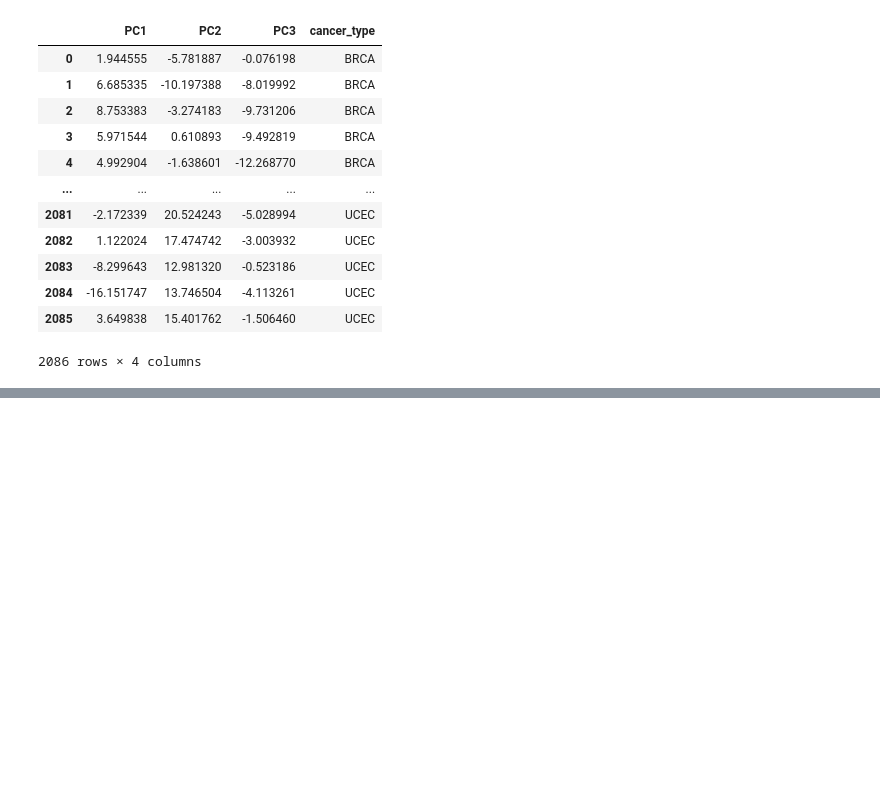
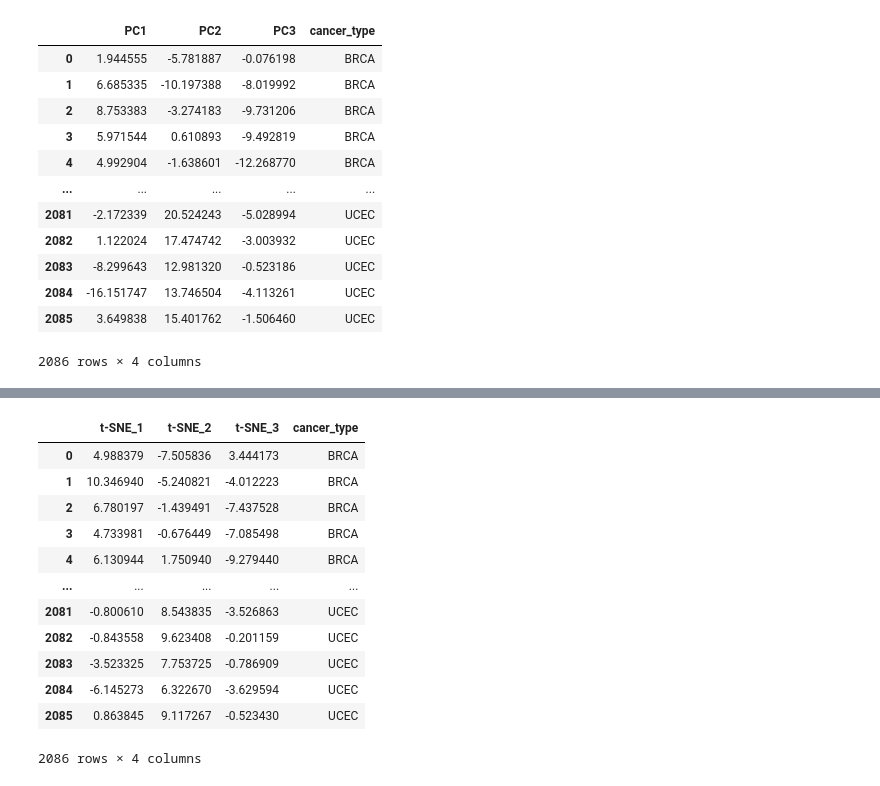
Before and after one commit to ninzyyy/rna-seq, a Jupyter notebook: exploratory.ipynb, the cells around one changed output, grey strips where cells are left out. Drawn from its saved outputs; the diff is of its cells as text; code cells hidden in the pictures; blank space fills up the shorter version.

```diff
--- a/exploratory.ipynb
+++ b/exploratory.ipynb
@@ -237,0 +279,20 @@ fig.show()
+# %%
+tsne = TSNE(n_components=3).fit_transform(scaled_X)
+principal_df = pd.DataFrame(data=tsne, columns=['t-SNE_1', 't-SNE_2', 't-SNE_3'])
+final_df = pd.concat([principal_df, pd.DataFrame(cancerTypes)], axis=1)
+final_df.rename(columns={0:'cancer_type'}, inplace=True)
+final_df
+# %% [output]
+|  | t-SNE_1 | t-SNE_2 | t-SNE_3 | cancer_type |
+| 0 | 4.988379 | -7.505836 | 3.444173 | BRCA |
+| 1 | 10.346940 | -5.240821 | -4.012223 | BRCA |
+| 2 | 6.780197 | -1.439491 | -7.437528 | BRCA |
+| 3 | 4.733981 | -0.676449 | -7.085498 | BRCA |
+| 4 | 6.130944 | 1.750940 | -9.279440 | BRCA |
+| ... | ... | ... | ... | ... |
+| 2081 | -0.800610 | 8.543835 | -3.526863 | UCEC |
+| 2082 | -0.843558 | 9.623408 | -0.201159 | UCEC |
+| 2083 | -3.523325 | 7.753725 | -0.786909 | UCEC |
+| 2084 | -6.145273 | 6.322670 | -3.629594 | UCEC |
+| 2085 | 0.863845 | 9.117267 | -0.523430 | UCEC |
+2086 rows × 4 columns
```
Also changed, not shown: parts of 5 cells of this notebook.
